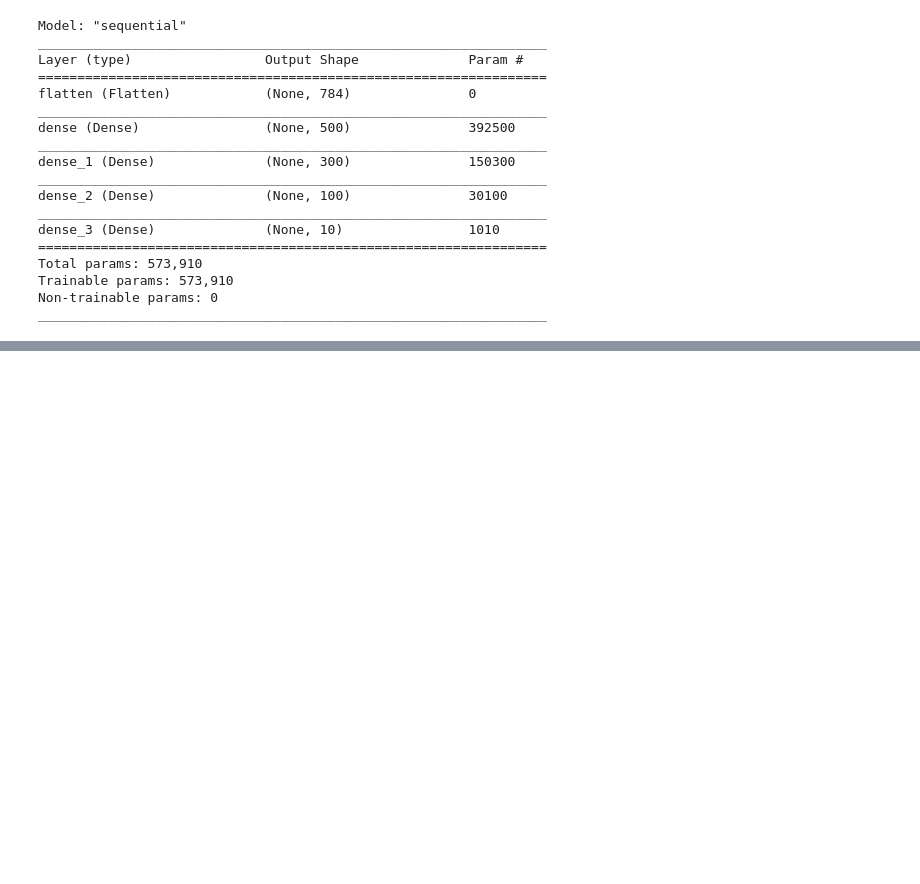
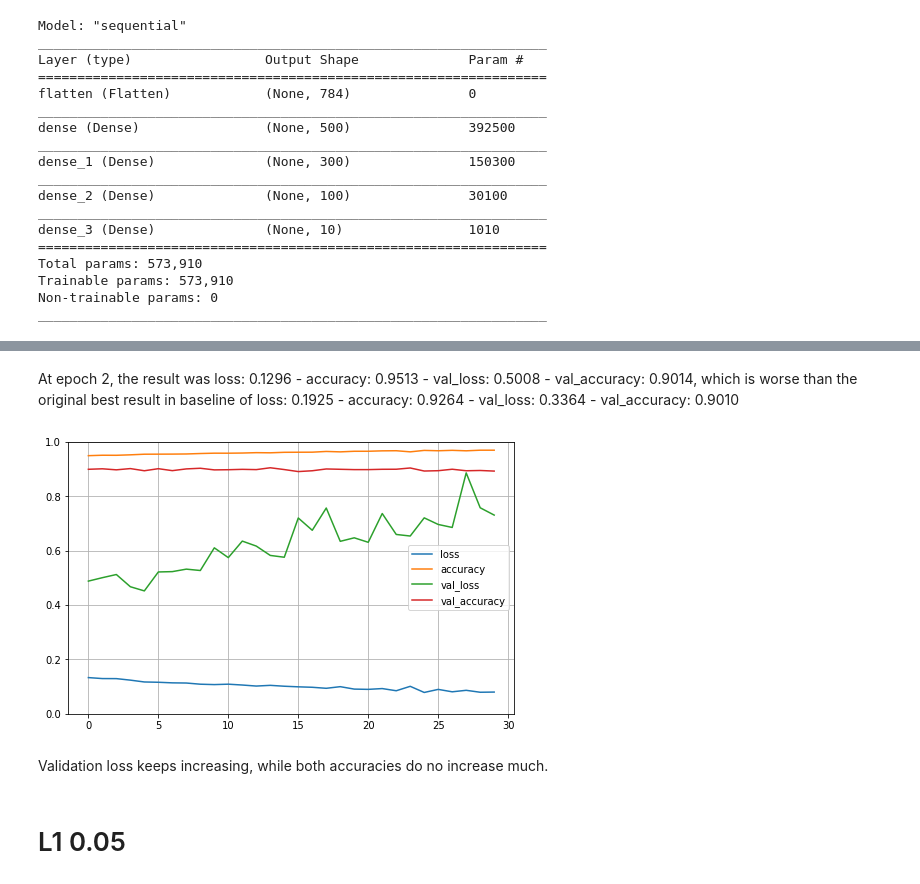
Before and after one commit to nopynospy/apu_deep_learning, a Jupyter notebook: Lab_4.ipynb, the cells around one changed output, grey strips where cells are left out. Cells and saved outputs as stored; diff of their text form; code cells hidden in the pictures; blank space fills up the shorter version.

```diff
--- a/Lab_4.ipynb
+++ b/Lab_4.ipynb
@@ -324,0 +394,6 @@ _________________________________________________________________
+# %%
+model.compile (loss = "sparse_categorical_crossentropy",
+               optimizer = "adam",
+               metrics = ["accuracy"])
+model_l1_1_hist  = model.fit(X_train, y_train, epochs=30,
+                    validation_data=(X_valid, y_valid))
@@ -324,0 +418,16 @@ _________________________________________________________________
+# %% [markdown]
+At epoch 2, the result was loss: 0.1296 - accuracy: 0.9513 - val_loss: 0.5008 - val_accuracy: 0.9014, which is worse than the original best result in baseline of loss: 0.1925 - accuracy: 0.9264 - val_loss: 0.3364 - val_accuracy: 0.9010
+# %%
+def plot_performance(hist):
+  pd.DataFrame(hist.history).plot(figsize=(8, 5))
+  plt.grid(True)
+  plt.gca().set_ylim(0, 1)
+  plt.show()
+
+plot_performance(model_l1_1_hist)
+# %% [output]
+[figure, added]
+# %% [markdown]
+Validation loss keeps increasing, while both accuracies do no increase much.
+# %% [markdown]
+# L1 0.05
```
Also changed, not shown: parts of 32 cells of this notebook.
